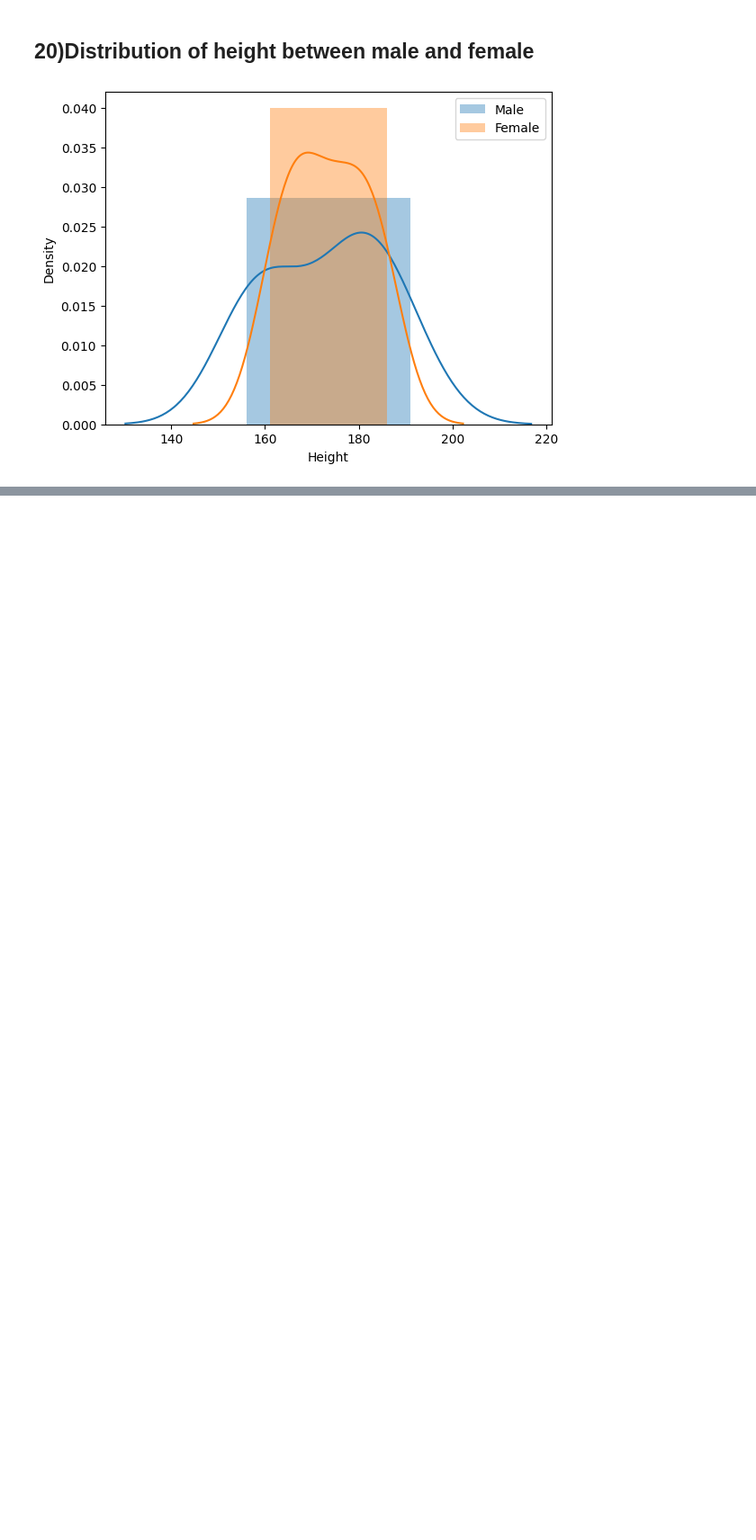
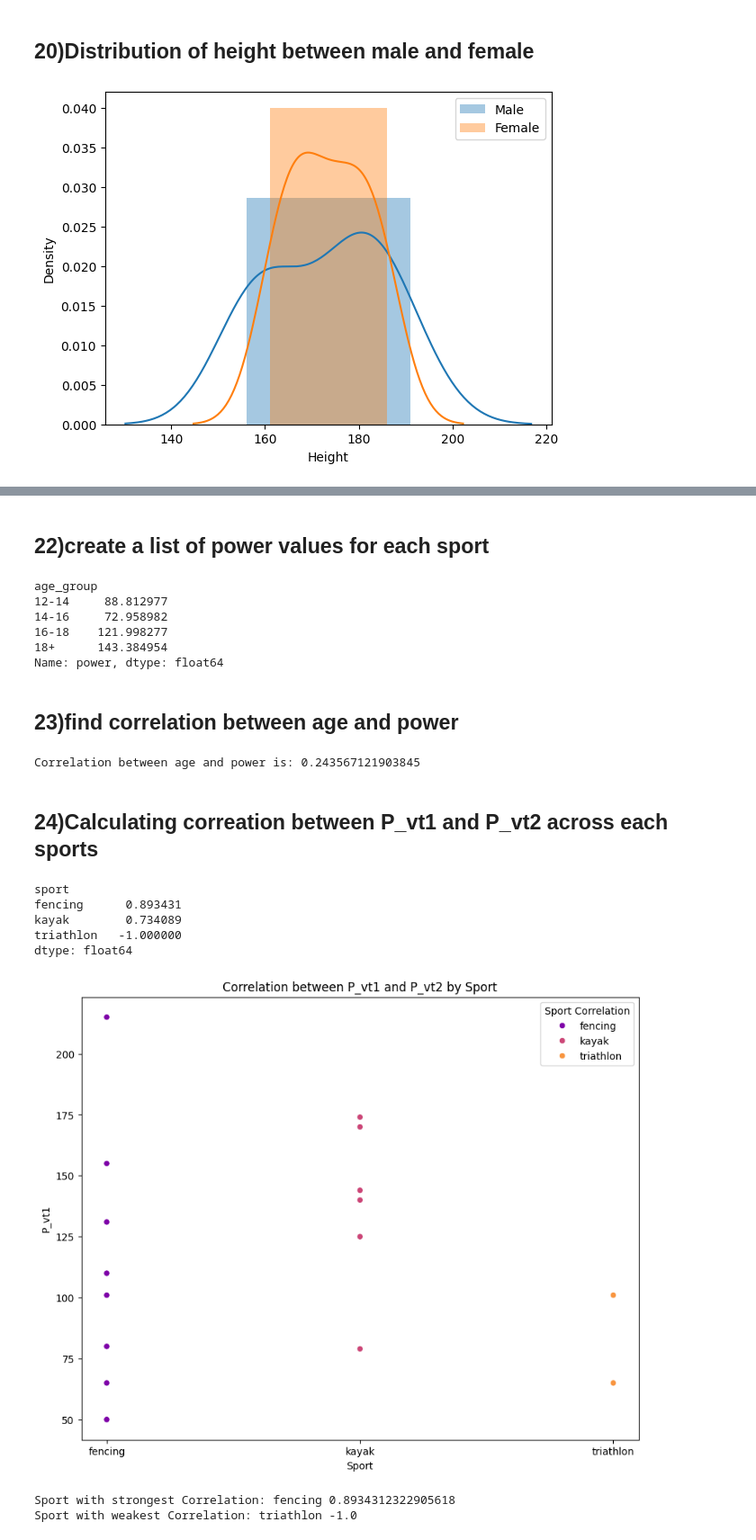
Before and after one commit to santhihubgit/Team08_PythoNinjas_PythonHackathon_Aug2024, a Jupyter notebook: Team8_PythoNinjas_AddnlQuestions.ipynb, the cells around one changed output, grey strips where cells are left out. Shown at 90% size. Saved outputs shown, nothing was run; the diff lists cells and outputs as text; code cells hidden in the pictures; blank space fills up the shorter version.

```diff
--- a/Team8_PythoNinjas_AddnlQuestions.ipynb
+++ b/Team8_PythoNinjas_AddnlQuestions.ipynb
@@ -533,0 +569,63 @@ plt.show()
+# %% [markdown]
+## 22)create a list of power values for each sport
+# %%
+import pandas as pd
+
+# Define age groups
+bins = [0, 12, 14, 16, 18, float('inf')]
+labels = ['0-12', '12-14', '14-16', '16-18', '18+']
+Merged_df_Athletes['age_group'] = pd.cut(Merged_df_Athletes['age'], bins=bins, labels=labels, right=False)
+
+# Calculate mean power by age group
+Merged_df_AgePower = Merged_df_Athletes.groupby('age_group', observed=True)['power'].mean()
+
+print(Merged_df_AgePower)
+# %% [output]
+age_group
+12-14     88.812977
+14-16     72.958982
+16-18    121.998277
+18+      143.384954
+Name: power, dtype: float64
+# %% [markdown]
+## 23)find correlation between age and power
+# %%
+Corr_Age_Power=Merged_df_Athletes[['age','power']].corr().loc['age','power']
+
+print(f"Correlation between age and power is: {Corr_Age_Power}")
+# %% [output]
+Correlation between age and power is: 0.243567121903845
+# %% [markdown]
+## 24)Calculating correation between P_vt1 and P_vt2 across each sports
+# %%
+# Calculate correlation between P_vt1 and P_vt2 for each sport
+df_corr = Athletes.groupby('sport')[['P_vt1', 'P_vt2']].apply(lambda x: x['P_vt1'].corr(x['P_vt2']))
+
+
+# Print correlation for each sport
+print(df_corr)
+
+# Reset index to include 'sport' as a column for plotting
+athletes_reset = Athletes.reset_index()
+
+# Plot scatter plot of correlation coefficient
+plt.figure(figsize=(10, 8))
+sns.scatterplot(x='sport', y='P_vt1', hue='sport', data=athletes_reset, palette='plasma')
+plt.title('Correlation between P_vt1 and P_vt2 by Sport')
+plt.xlabel('Sport')
+plt.ylabel('P_vt1')  # Changed from 'correlation coefficient' to 'P_vt1' to match the plotted data
+plt.legend(title='Sport Correlation')
+plt.show()
+
+# Identifying sports with strongest/weakest correlation
+print("Sport with strongest Correlation:", df_corr.idxmax(), df_corr.max())
+print("Sport with weakest Correlation:", df_corr.idxmin(), df_corr.min())
+# %% [output]
+sport
+fencing      0.893431
+kayak        0.734089
+triathlon   -1.000000
+dtype: float64
+[figure, added]
+Sport with strongest Correlation: fencing 0.8934312322905618
+Sport with weakest Correlation: triathlon -1.0
```
Also changed, not shown: parts of 2 cells of this notebook.
